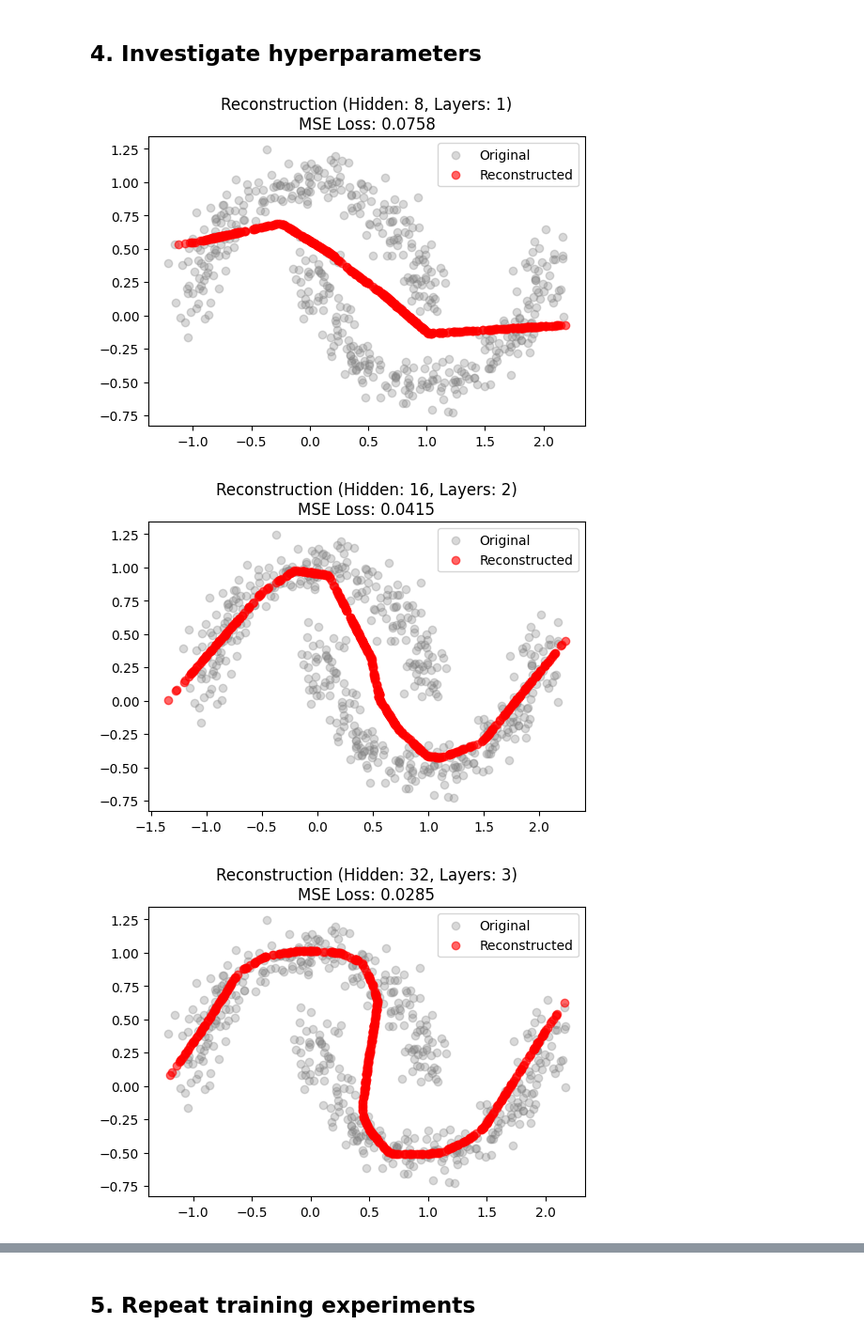
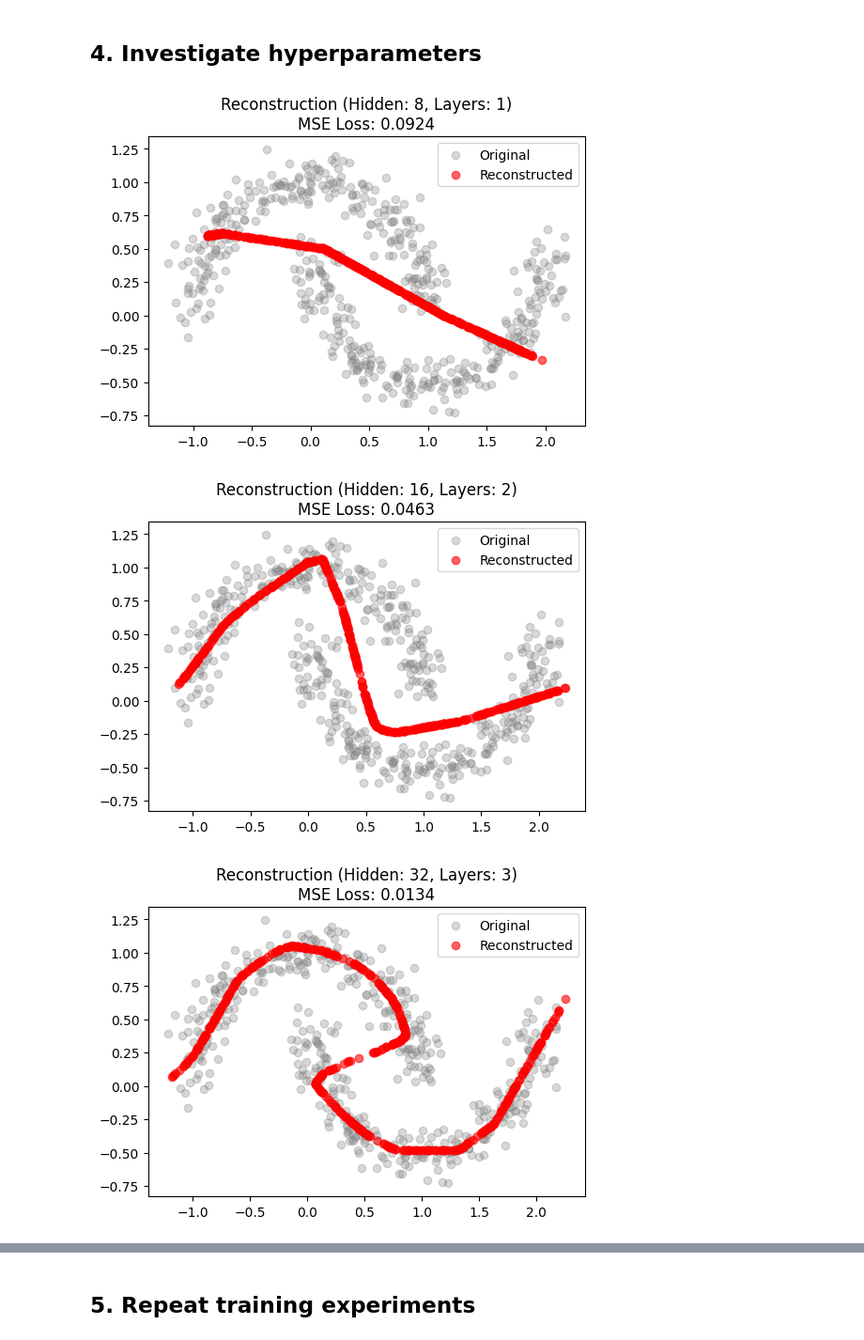
Before and after one commit to binyamolango/GNN, a Jupyter notebook: autoencoders.ipynb, the cells around one changed output, grey strips where cells are left out. Shown at 94% size. Saved outputs shown, nothing was run; the diff lists cells and outputs as text; code cells hidden in the pictures.

```diff
--- a/autoencoders.ipynb
+++ b/autoencoders.ipynb
@@ -11,9 +11,13 @@ from sklearn.mixture import GaussianMixture
 # %% [markdown]
 ## 1. Create two-moons dataset
 # %%
-# Noise level 0.1 for initial tasks
+# Noise level 0.1
 X_train_01, _ = make_moons(n_samples=2000, noise=0.1, random_state=42)
 X_test_01, _ = make_moons(n_samples=500, noise=0.1, random_state=42)
+
+# Noise level 0.2
+X_train_02, _ = make_moons(n_samples=2000, noise=0.2, random_state=42)
+X_test_02, _ = make_moons(n_samples=500, noise=0.2, random_state=42)
 # %% [markdown]
 ## 2. Build the autoencoder
 # %%
@@ -80,13 +84,18 @@ def train_autoencoder(model, data, batch_size=32, epochs=50, lr=0.001):
 # %% [markdown]
 ## 4. Investigate hyperparameters
 # %%
-hidden_sizes = [8, 16, 32]
-layer_counts = [1, 2, 3]
+hidden_sizes = [8, 16, 32, 64, 128]
+layer_counts = [1, 2, 3, 4, 5]
 hp_results = {}
 
 for hs in hidden_sizes:
     for lc in layer_counts:
+        # Set seed for reproducible weight initialization and shuffling
+        torch.manual_seed(42)
+        np.random.seed(42)
+
         model = Autoencoder(hidden_size=hs, layers=lc)
+
         # Train lightly for rapid evaluation
         train_autoencoder(model, X_train_01, epochs=20)
 
@@ -97,37 +106,37 @@ for hs in hidden_sizes:
         hp_results[(hs, lc)] = test_loss
 
         # Plot reconstruction vs original for a subset of hyperparameter combinations
-        subset_to_plot = [(8, 1), (16, 2), (32, 3)]
+        subset_to_plot = [(8, 1), (16, 2), (32, 3), (64, 4), (128, 5)]
 
         if (hs, lc) in subset_to_plot:
             # Convert the PyTorch tensor back to a NumPy array for matplotlib
             recon_np = recon.numpy()
 
             plt.figure(figsize=(6, 4))
             # Plot the original two-moons test data as a faded background
             plt.scatter(X_test_01[:, 0], X_test_01[:, 1], alpha=0.3, color="gray", label="Original")
             # Overlay the model's reconstruction
             plt.scatter(recon_np[:, 0], recon_np[:, 1], alpha=0.6, color="red", label="Reconstructed")
 
             # Label the plot with the current hyperparameters and loss
             plt.title(f"Reconstruction (Hidden: {hs}, Layers: {lc})\nMSE Loss: {test_loss:.4f}")
             plt.legend()
             plt.show()
 
 best_hp = min(hp_results, key=hp_results.get)
 best_hs, best_lc = best_hp
 print(f"Best Hyperparameters -> hidden_size: {best_hs}, layers: {best_lc}")
 
 # Train the optimal model fully for the rest of the steps
 best_model = Autoencoder(hidden_size=best_hs, layers=best_lc)
 best_model_losses = train_autoencoder(best_model, X_train_01, epochs=50)
 
 plt.plot(best_model_losses)
 plt.title("Training Loss of Best Model")
 plt.xlabel("Epoch")
 plt.ylabel("MSE Loss")
 plt.show()
 # %% [output]
-[figure, old version]
+[figure, new version]
-[figure, old version]
+[figure, new version]
-[figure, old version]
+[figure, new version]
```
Also changed, not shown: parts of 2 cells of this notebook.
